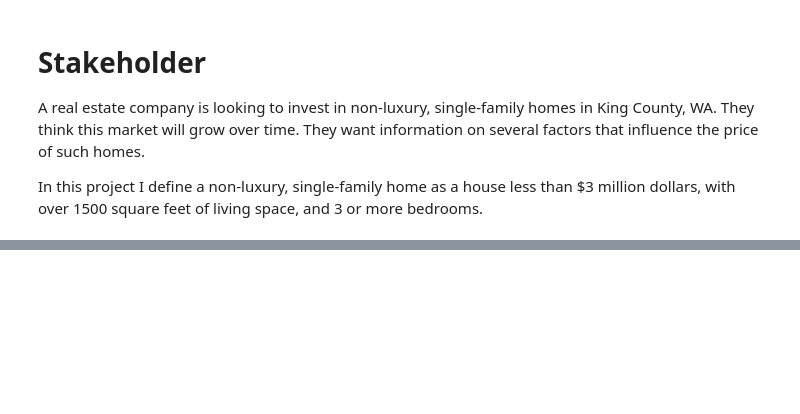
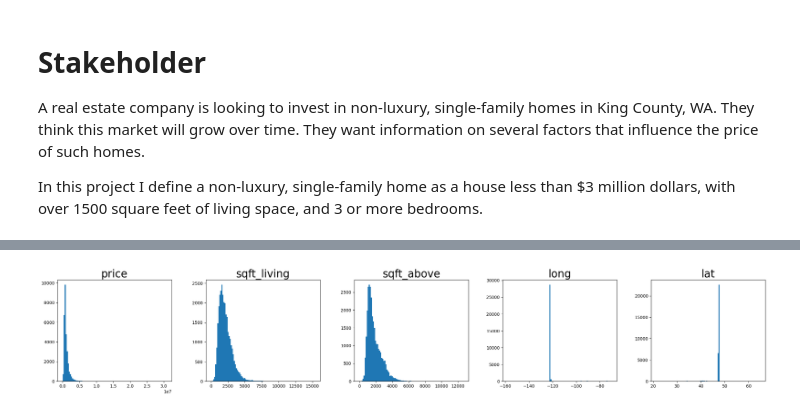
Before and after one commit to Jellohub/phase2_project, a Jupyter notebook: Notebook.ipynb, the cells around one changed output, grey strips where cells are left out. Cells and saved outputs as stored; diff of their text form; code cells hidden in the pictures; blank space fills up the shorter version.

```diff
--- a/Notebook.ipynb
+++ b/Notebook.ipynb
@@ -412,0 +45,12 @@ Log-transforming the data did not make a substantial difference.
+# %%
+def hist(df, cols):
+    fig, ax = plt.subplots(1,5, figsize=(25,5))
+    fig.tight_layout(pad=5.0)
+
+    for i in range(5):
+
+        row = i//5
+        col=i%5
+
+        ax[i].hist(df[cols[i]], bins=100)
+        ax[i].set_title(cols[i], size=25)
@@ -412,0 +119,6 @@ Log-transforming the data did not make a substantial difference.
+# %%
+cols = ['price', 'sqft_living', 'sqft_above', 'long', 'lat']
+
+hist(houses, cols)
+# %% [output]
+[figure, added]
```
Also changed, not shown: parts of 56 cells of this notebook.
